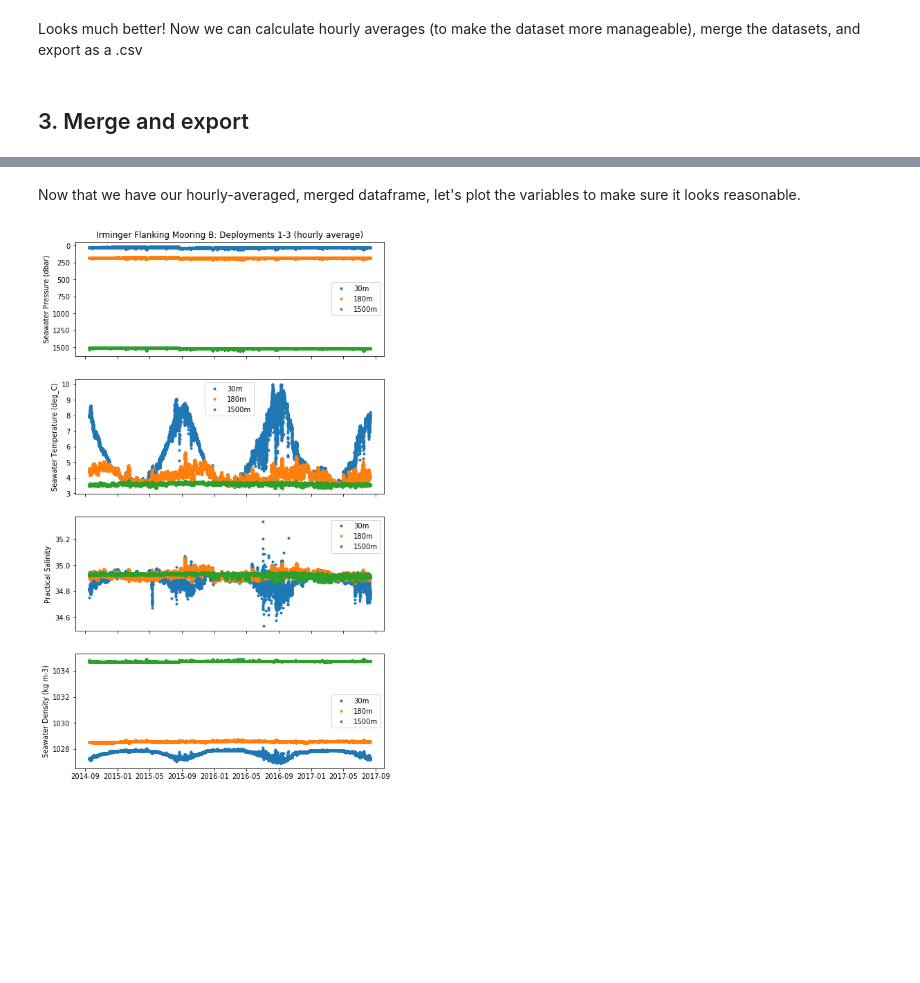
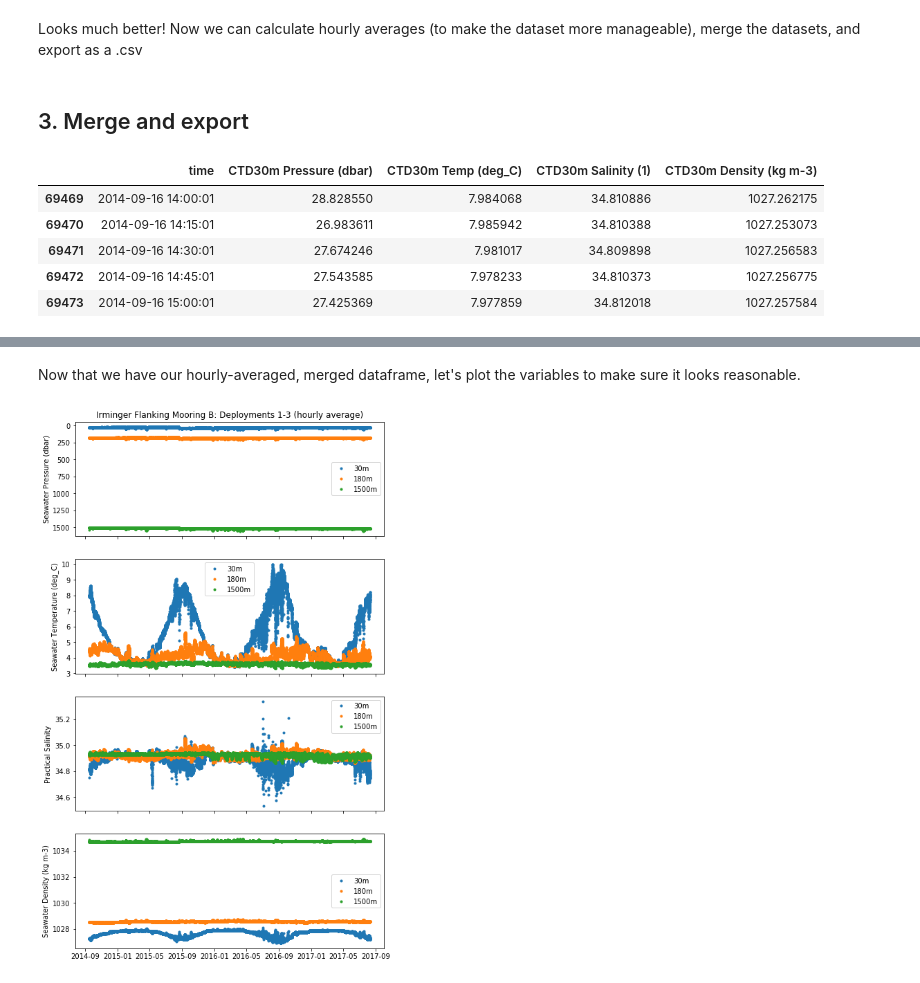
Before and after one commit to ooi-data-lab/nugget-notebooks, a Jupyter notebook: Theme2a_Irminger_seawater_temp_cycle.ipynb, the cells around one changed output, grey strips where cells are left out. Saved outputs shown, nothing was run; the diff lists cells and outputs as text; code cells hidden in the pictures; blank space fills up the shorter version.

```diff
--- a/Theme2a_Irminger_seawater_temp_cycle.ipynb
+++ b/Theme2a_Irminger_seawater_temp_cycle.ipynb
@@ -273,26 +273,26 @@ Looks much better! Now we can calculate hourly averages (to make the dataset mor
 # %%
 # rename and add units to the columns
 CTD30m_data_clean = CTD30m_data_clean.rename(columns={'ctdmo_seawater_pressure': 'CTD30m Pressure ({})'.format(CTD30m_units['ctdmo_seawater_pressure'][0]),
                                                      'ctdmo_seawater_temperature': 'CTD30m Temp (deg_C)',
                                                      'practical_salinity': 'CTD30m Salinity ({})'.format(CTD30m_units['practical_salinity'][0]),
                                                      'density': 'CTD30m Density ({})'.format(CTD30m_units['density'][0])})
 
 CTD180m_data_clean = CTD180m_data_clean.rename(columns={'ctdmo_seawater_pressure': 'CTD180m Pressure ({})'.format(CTD180m_units['ctdmo_seawater_pressure'][0]),
                                                      'ctdmo_seawater_temperature': 'CTD180m Temp (deg_C)',
                                                      'practical_salinity': 'CTD180m Salinity ({})'.format(CTD180m_units['practical_salinity'][0]),
                                                      'density': 'CTD180m Density ({})'.format(CTD180m_units['density'][0])})
 
 CTD1500m_data_clean = CTD1500m_data_clean.rename(columns={'ctdmo_seawater_pressure': 'CTD1500m Pressure ({})'.format(CTD1500m_units['ctdmo_seawater_pressure'][0]),
                                                      'ctdmo_seawater_temperature': 'CTD1500m Temp (deg_C)',
                                                      'practical_salinity': 'CTD1500m Salinity ({})'.format(CTD1500m_units['practical_salinity'][0]),
                                                      'density': 'CTD1500m Density ({})'.format(CTD1500m_units['density'][0])})
 
-# calculate hourly averages for each dataframe
-CTD30m_hourly = CTD30m_data_clean.resample('H', on='time').mean().dropna(how='all').reset_index()
-CTD180m_hourly = CTD180m_data_clean.resample('H', on='time').mean().dropna(how='all').reset_index()
-CTD1500m_hourly = CTD1500m_data_clean.resample('H', on='time').mean().dropna(how='all').reset_index()
-
-# merge the dataframes and export to csv
-merge1 = pd.merge(CTD30m_hourly, CTD180m_hourly, on='time', how='outer')
-merged = pd.merge(merge1, CTD1500m_hourly, on='time', how='outer')
-merged = merged.sort_values('time').reset_index(drop=True)  # make sure the dataframe is sorted by time
+# print the first few lines of the 30m dataset
+CTD30m_data_clean.head()
+# %% [output]
+|  | time | CTD30m Pressure (dbar) | CTD30m Temp (deg_C) | CTD30m Salinity (1) | CTD30m Density (kg m-3) |
+| 69469 | 2014-09-16 14:00:01 | 28.828550 | 7.984068 | 34.810886 | 1027.262175 |
+| 69470 | 2014-09-16 14:15:01 | 26.983611 | 7.985942 | 34.810388 | 1027.253073 |
+| 69471 | 2014-09-16 14:30:01 | 27.674246 | 7.981017 | 34.809898 | 1027.256583 |
+| 69472 | 2014-09-16 14:45:01 | 27.543585 | 7.978233 | 34.810373 | 1027.256775 |
+| 69473 | 2014-09-16 15:00:01 | 27.425369 | 7.977859 | 34.812018 | 1027.257584 |
```
Also changed, not shown: parts of 2 cells of this notebook, 3 other files.
